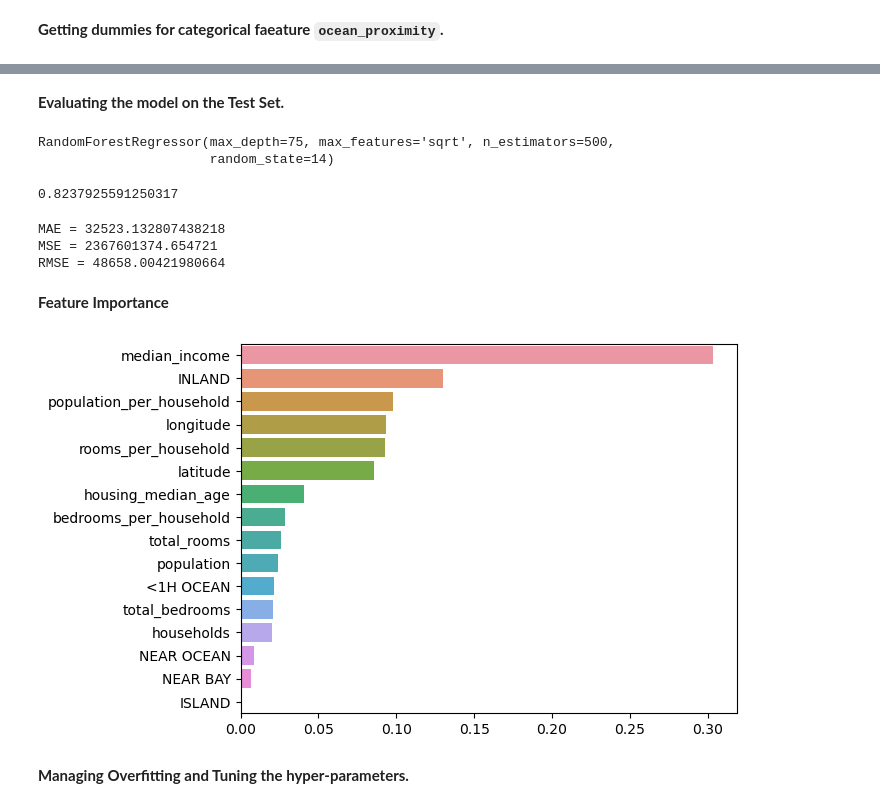
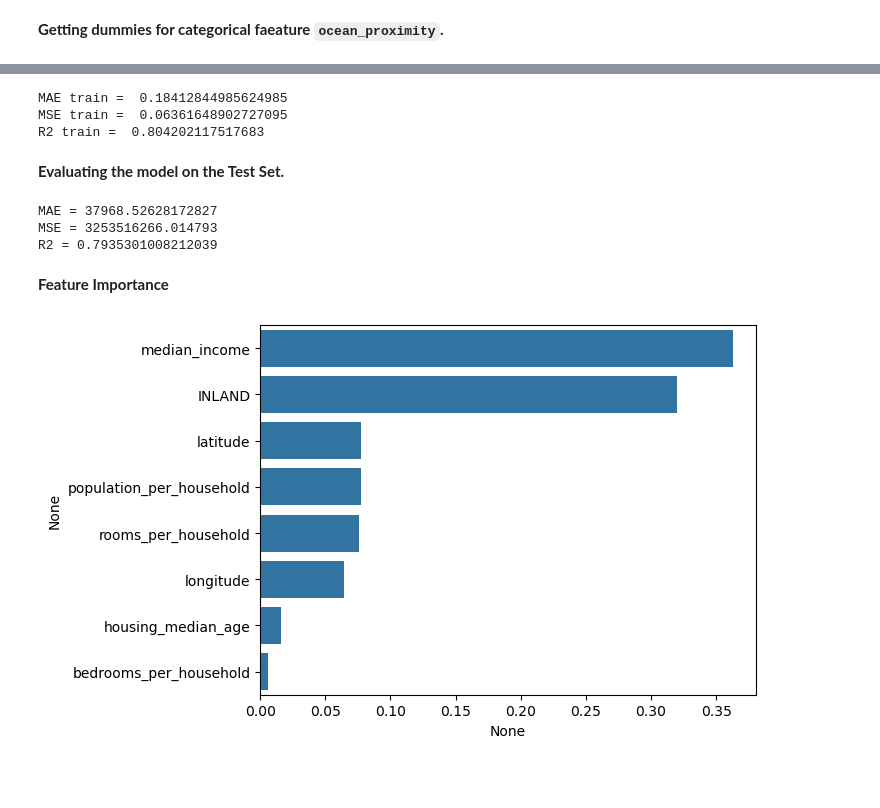
Before and after one commit to PrepaidL7/California-Housing-ML, a Jupyter notebook: Project_02_EDA_Prepros&ML.ipynb, the cells around one changed output, grey strips where cells are left out. Saved outputs shown, nothing was run; the diff lists cells and outputs as text; code cells hidden in the pictures; blank space fills up the shorter version.

Commit message:
Actualización del notebook y agregado de imagen

```diff
--- a/Project_02_EDA_Prepros&ML.ipynb
+++ b/Project_02_EDA_Prepros&ML.ipynb
@@ -367,4 +351,8 @@ __Training the ML Model (Random Forest Regressor)__
 # %%
 from sklearn.model_selection import train_test_split
 
-X_train, X_test, y_train, y_test = train_test_split(features1, y, test_size=.2, random_state=14)
+features = pd.concat([features.drop(columns=['ocean_proximity', 'income_cat',
+                     #'longitude', 'latitude', 'housing_median_age'
+                                            ]), proximity], axis = 1)
+
+X_train, X_test, y_train, y_test = train_test_split(features, y, test_size=.2, random_state=14)
@@ -394,0 +359,14 @@ MSE = 317646039.9129225
+# %%
+import numpy as np
+from sklearn.preprocessing import PowerTransformer
+
+cols1 = ['total_rooms', 'total_bedrooms', 'population', 'households']
+X_train[cols1] = np.log1p(X_train[cols1])
+X_test[cols1] = np.log1p(X_test[cols1])
+
+cols2 = ['rooms_per_household', 'population_per_household', 'bedrooms_per_household', 'median_income']
+pt = PowerTransformer(method='yeo-johnson')
+X_train[cols2] = pt.fit_transform(X_train[cols2])
+X_test[cols2] = pt.fit_transform(X_test[cols2])
+# %%
+y_train = np.log1p(y_train)
@@ -395,36 +423,57 @@ MSE = 317646039.9129225
+# %%
+from sklearn.model_selection import cross_validate
+
+rf_regressor = grid_search.best_estimator_
+
+scoring = {
+    'MAE': 'neg_mean_absolute_error',
+    'MSE': 'neg_mean_squared_error',
+    'R2': 'r2'
+}
+
+resultados = cross_validate(rf_regressor, X_train, y_train,
+                            cv=5, scoring=scoring, return_train_score=True, n_jobs=-1)
+
+print("MAE train = ", -resultados['train_MAE'].mean())
+print("MSE train = ", -resultados['train_MSE'].mean())
+print("R2 train = ", resultados['train_R2'].mean())
+# %% [output]
+MAE train =  0.18412844985624985
+MSE train =  0.06361648902727095
+R2 train =  0.804202117517683
 # %% [markdown]
 __Evaluating the model on the Test Set.__
-# %%
-rf_regressor.fit(X_train, y_train)
-# %% [output]
-RandomForestRegressor(max_depth=75, max_features='sqrt', n_estimators=500,
-                      random_state=14)
-# %%
-rf_regressor.score(X_test, y_test)
-# %% [output]
-0.8237925591250317
 # %%
 import numpy as np
+from sklearn.metrics import mean_absolute_error, mean_squared_error
+
 preds = rf_regressor.predict(X_test)
-
+preds = np.expm1(preds)
 mae = mean_absolute_error(preds, y_test)
 mse = mean_squared_error(y_test, preds)
 
 print(f'MAE = {mae}')
 print(f'MSE = {mse}')
-print(f'RMSE = {np.sqrt(mse)}')
+
+rf_regressor.fit(X_train, y_train)
+
+print(f'R2 = {rf_regressor.score(X_test, np.log1p(y_test))}')
 # %% [output]
-MAE = 32523.132807438218
-MSE = 2367601374.654721
-RMSE = 48658.00421980664
+MAE = 37968.52628172827
+MSE = 3253516266.014793
+R2 = 0.7935301008212039
 # %% [markdown]
 __Feature Importance__
 # %%
-importance = pd.Series(rf_regressor.feature_importances_, index=features1.columns).sort_values(ascending=False)
+selector = rf_regressor.named_steps["selector"]
+
+selected_mask = selector.get_support()
+selected_features = X_train.columns[selected_mask]
+
+importance = pd.Series(rf_regressor.named_steps["rfR"].feature_importances_
+                       , index=selected_features).sort_values(ascending=False)
 
 sns.barplot(x=importance, y=importance.index)
 plt.show()
 # %% [output]
-[figure, old version]
+[figure, new version]
-# %% [markdown]
-__Managing Overfitting and Tuning the hyper-parameters.__
```
Also changed, not shown: parts of 34 cells of this notebook, 1 other file.
